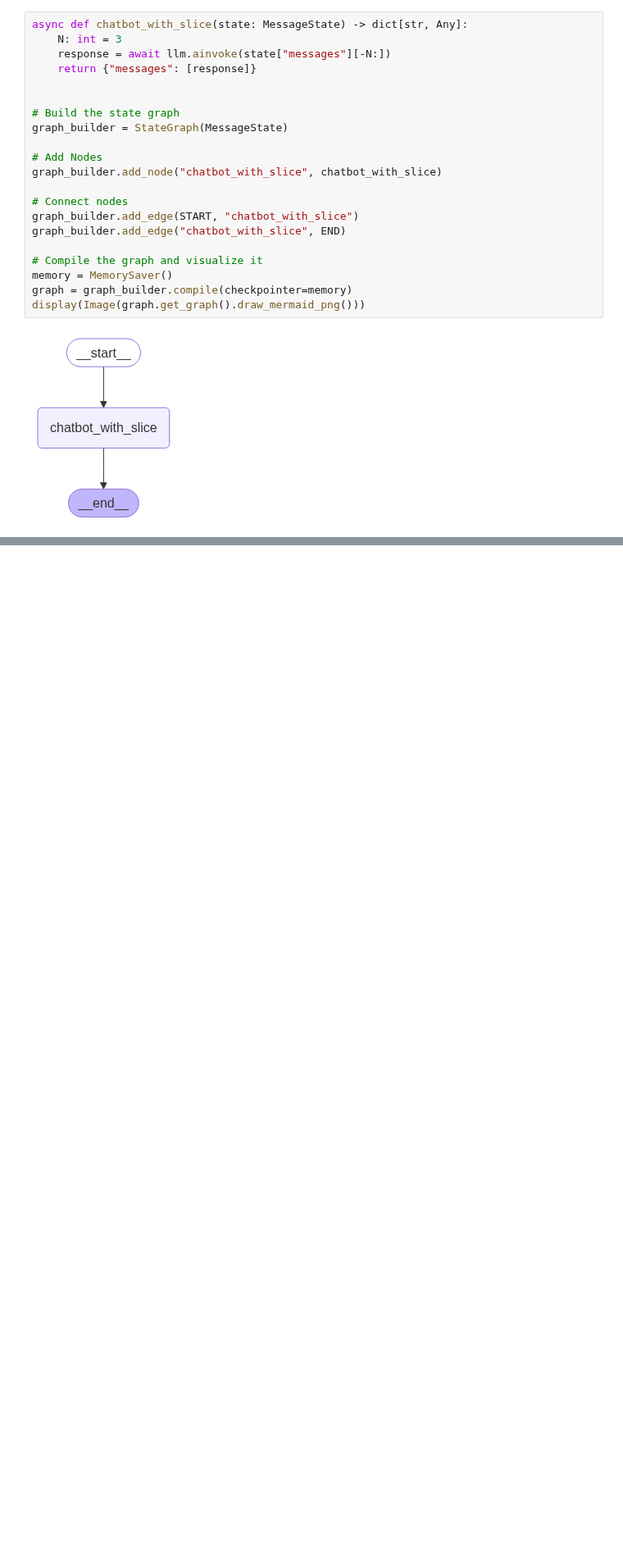
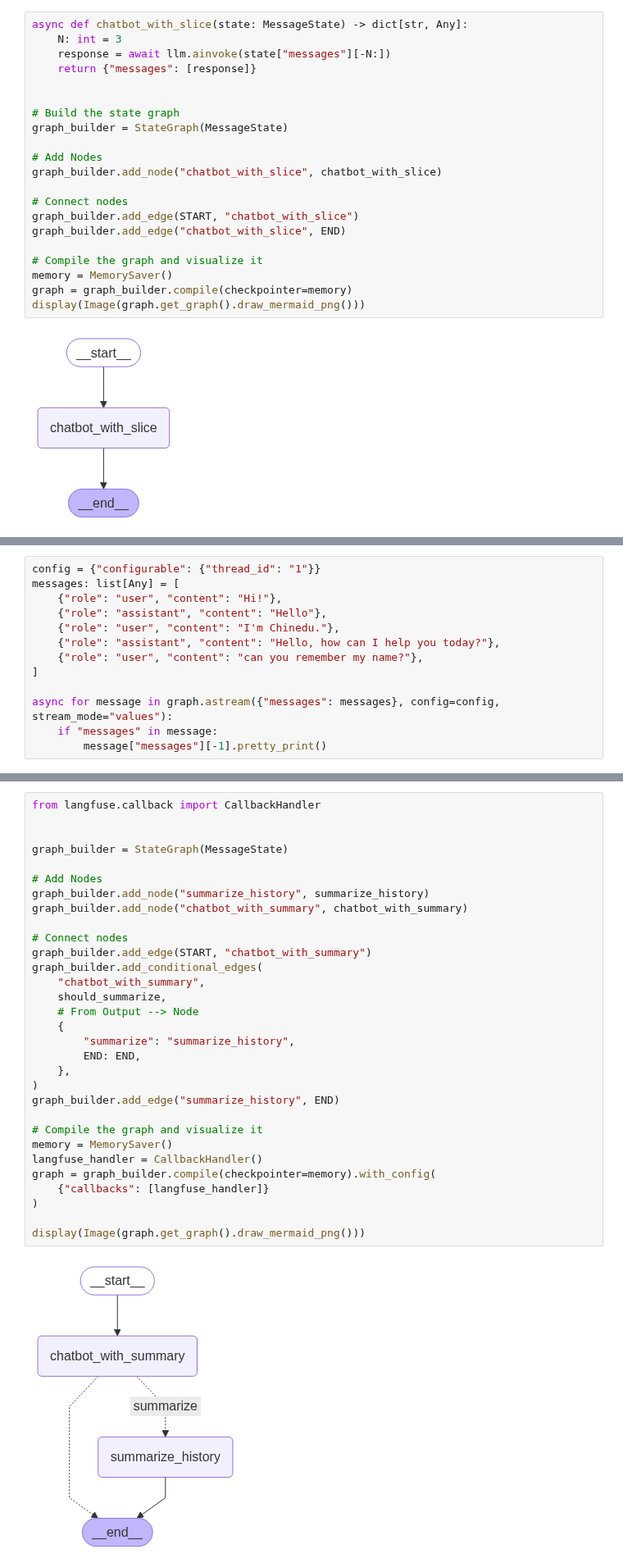
Before and after one commit to chineidu/AI-Tutorials, a Jupyter notebook: notebooks/Langgraph/00-lab.ipynb, the cells around one changed output, grey strips where cells are left out. Shown at 82% size. Cells and saved outputs as stored; diff of their text form; blank space fills up the shorter version.

```diff
--- a/notebooks/Langgraph/00-lab.ipynb
+++ b/notebooks/Langgraph/00-lab.ipynb
@@ -724,0 +760,13 @@ Yes, I can remember your name. You are Chinedu. How can I assist you today?
+# %%
+config = {"configurable": {"thread_id": "1"}}
+messages: list[Any] = [
+    {"role": "user", "content": "Hi!"},
+    {"role": "assistant", "content": "Hello"},
+    {"role": "user", "content": "I'm Chinedu."},
+    {"role": "assistant", "content": "Hello, how can I help you today?"},
+    {"role": "user", "content": "can you remember my name?"},
+]
+
+async for message in graph.astream({"messages": messages}, config=config, stream_mode="values"):
+    if "messages" in message:
+        message["messages"][-1].pretty_print()
@@ -724,0 +853,33 @@ Yes, I can remember your name. You are Chinedu. How can I assist you today?
+# %%
+from langfuse.callback import CallbackHandler
+
+
+graph_builder = StateGraph(MessageState)
+
+# Add Nodes
+graph_builder.add_node("summarize_history", summarize_history)
+graph_builder.add_node("chatbot_with_summary", chatbot_with_summary)
+
+# Connect nodes
+graph_builder.add_edge(START, "chatbot_with_summary")
+graph_builder.add_conditional_edges(
+    "chatbot_with_summary",
+    should_summarize,
+    # From Output --> Node
+    {
+        "summarize": "summarize_history",
+        END: END,
+    },
+)
+graph_builder.add_edge("summarize_history", END)
+
+# Compile the graph and visualize it
+memory = MemorySaver()
+langfuse_handler = CallbackHandler()
+graph = graph_builder.compile(checkpointer=memory).with_config(
+    {"callbacks": [langfuse_handler]}
+)
+
+display(Image(graph.get_graph().draw_mermaid_png()))
+# %% [output]
+[figure, added]
```
Also changed, not shown: parts of 17 cells of this notebook, 2 other files.
